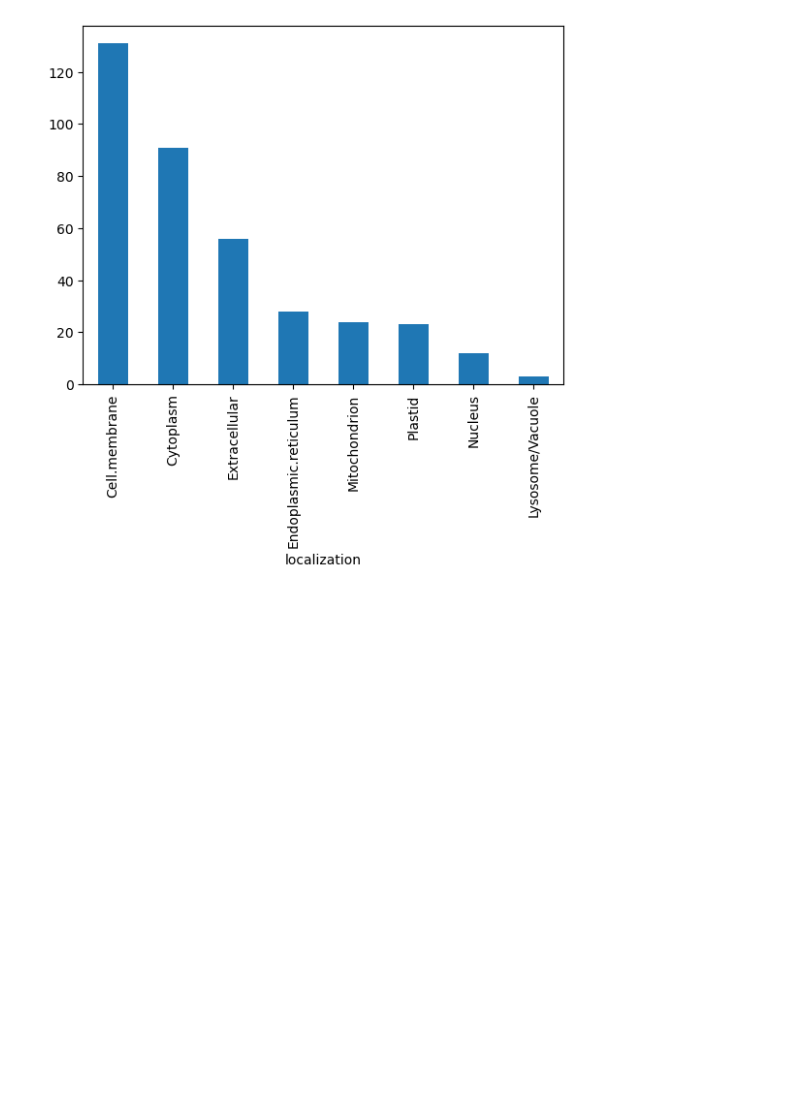
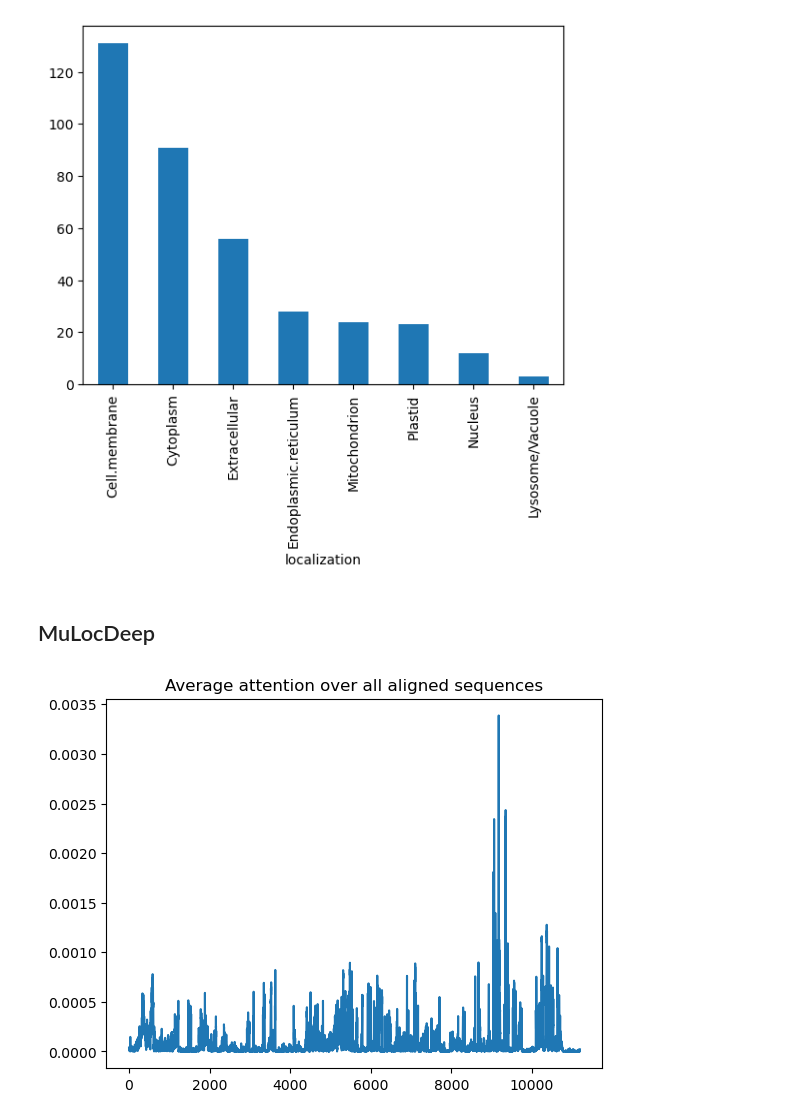
Before and after one commit to Delft-iGEM/utp-sequence-analysis, a Jupyter notebook: localizations.ipynb, the cells around one changed output. Cells and saved outputs as stored; diff of their text form; code cells hidden in the pictures; blank space fills up the shorter version.

```diff
--- a/localizations.ipynb
+++ b/localizations.ipynb
@@ -34,3 +36,5 @@ df['localization'].value_counts().plot(kind='bar')
 plt.show()
 # %% [output]
 [figure]
+# %% [markdown]
+## MuLocDeep
@@ -36,0 +48,8 @@ plt.show()
+# %%
+alignment = AlignIO.read("ucyn-a_enriched/ucyn-a_enriched_cobalt.fa", "fasta")
+for align in alignment:
+    new_id = " ".join(align.description.split(" ")[1:])
+    align.id = new_id
+    align.description = ""
+
+alignment_dict = {record.id: record.seq for record in alignment}
@@ -36,0 +121,29 @@ plt.show()
+# %%
+# Plot the average attention over all aligned sequences
+
+align_len = len(alignment_dict[list(attention_weights.keys())[0]])
+num_seqs = len(alignment_dict)
+total_attn = np.zeros(align_len)
+
+for seq_id, req in alignment_dict.items():
+    attn_vec = attention_weights[seq_id]
+
+    # Create alignment map
+    alignment_map = {}
+    unaligned_idx = 0
+    for idx, res in enumerate(req):
+        if res != "-":
+            alignment_map[unaligned_idx] = idx
+            unaligned_idx += 1
+
+    # Align attention vector
+    for idx, w in enumerate(attn_vec):
+        total_attn[alignment_map[idx]] += w
+
+avg_attn = total_attn / num_seqs
+
+plt.plot(avg_attn)
+plt.title("Average attention over all aligned sequences")
+plt.show()
+# %% [output]
+[figure, added]
```
Also changed, not shown: parts of 10 cells of this notebook, 1 other file.
